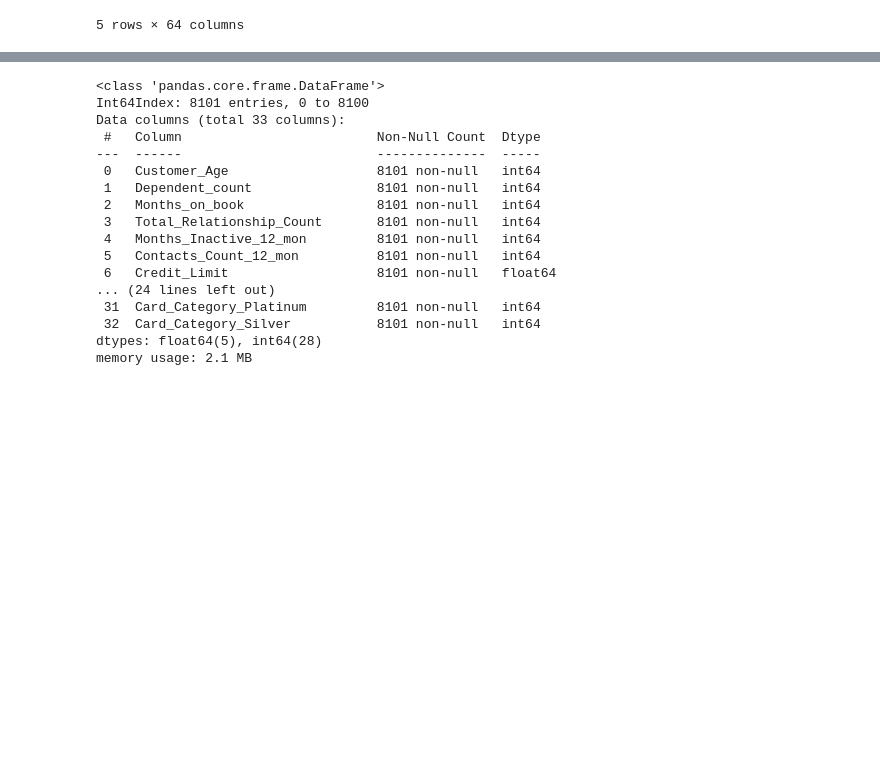
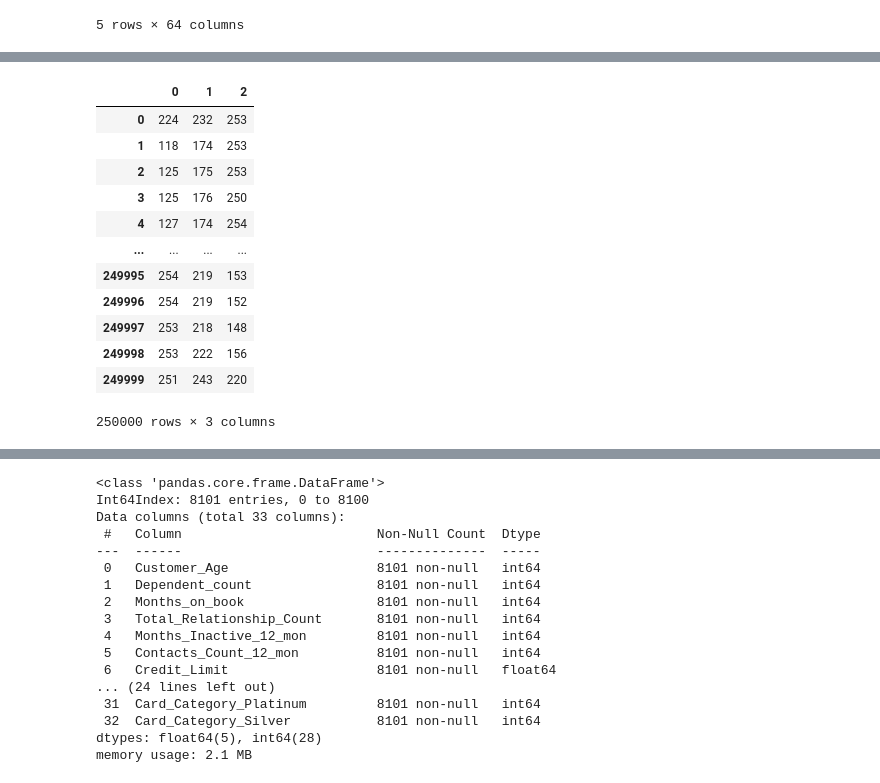
Before and after one commit to tpoozhikala/IMDB_Classification, a Jupyter notebook: 4_Preprocess_and_training/04_Preprocess_and_Training_IMDB_Classification.ipynb, the cells around one changed output, grey strips where cells are left out. Drawn from its saved outputs; the diff is of its cells as text; code cells hidden in the pictures; blank space fills up the shorter version.

```diff
--- a/4_Preprocess_and_training/04_Preprocess_and_Training_IMDB_Classification.ipynb
+++ b/4_Preprocess_and_training/04_Preprocess_and_Training_IMDB_Classification.ipynb
@@ -93,10 +93,10 @@ movie_dummy.head()
 | 4 | tt0100419 | 0 | 0 | 0 | 0 | 1 | ... |
 5 rows × 64 columns
 # %%
-shape = (1000,1000)
+shape = (500,500)
 img = Image.open('C:/Users/tpooz/OneDrive/Desktop/Data_Science_BootCamp_2023/SpringBoard_Github/IMDB_Classification/0_Datasets/Image_1/Image_1/tt3205010.jpg')
+print(img.filename)
 img_re = img.resize(shape)
 img_re.show()
 img_array = np.asarray(img_re)
-img_array.shape
 # %% [output]
@@ -111,0 +128,27 @@ img_2array.shape
+# %%
+def image_open(path):
+    shape = (500,500)
+    img = Image.open(path)
+    img_re = img.resize(shape)
+    color = img_re.convert("RGB")
+    img_array = np.asarray(color.getdata())
+    image_df = pd.DataFrame(img_array, columns=["red", "green", "blue"])
+    image_df = pd.DataFrame(img_array)
+    return image_df
+# %%
+image = image_open('C:/Users/tpooz/OneDrive/Desktop/Data_Science_BootCamp_2023/SpringBoard_Github/IMDB_Classification/0_Datasets/Image_1/Image_1/tt3205010.jpg')
+image
+# %% [output]
+|  | 0 | 1 | 2 |
+| 0 | 224 | 232 | 253 |
+| 1 | 118 | 174 | 253 |
+| 2 | 125 | 175 | 253 |
+| 3 | 125 | 176 | 250 |
+| 4 | 127 | 174 | 254 |
+| ... | ... | ... | ... |
+| 249995 | 254 | 219 | 153 |
+| 249996 | 254 | 219 | 152 |
+| 249997 | 253 | 218 | 148 |
+| 249998 | 253 | 222 | 156 |
+| 249999 | 251 | 243 | 220 |
+250000 rows × 3 columns
```
Also changed, not shown: parts of 13 cells of this notebook, 3 other files.
